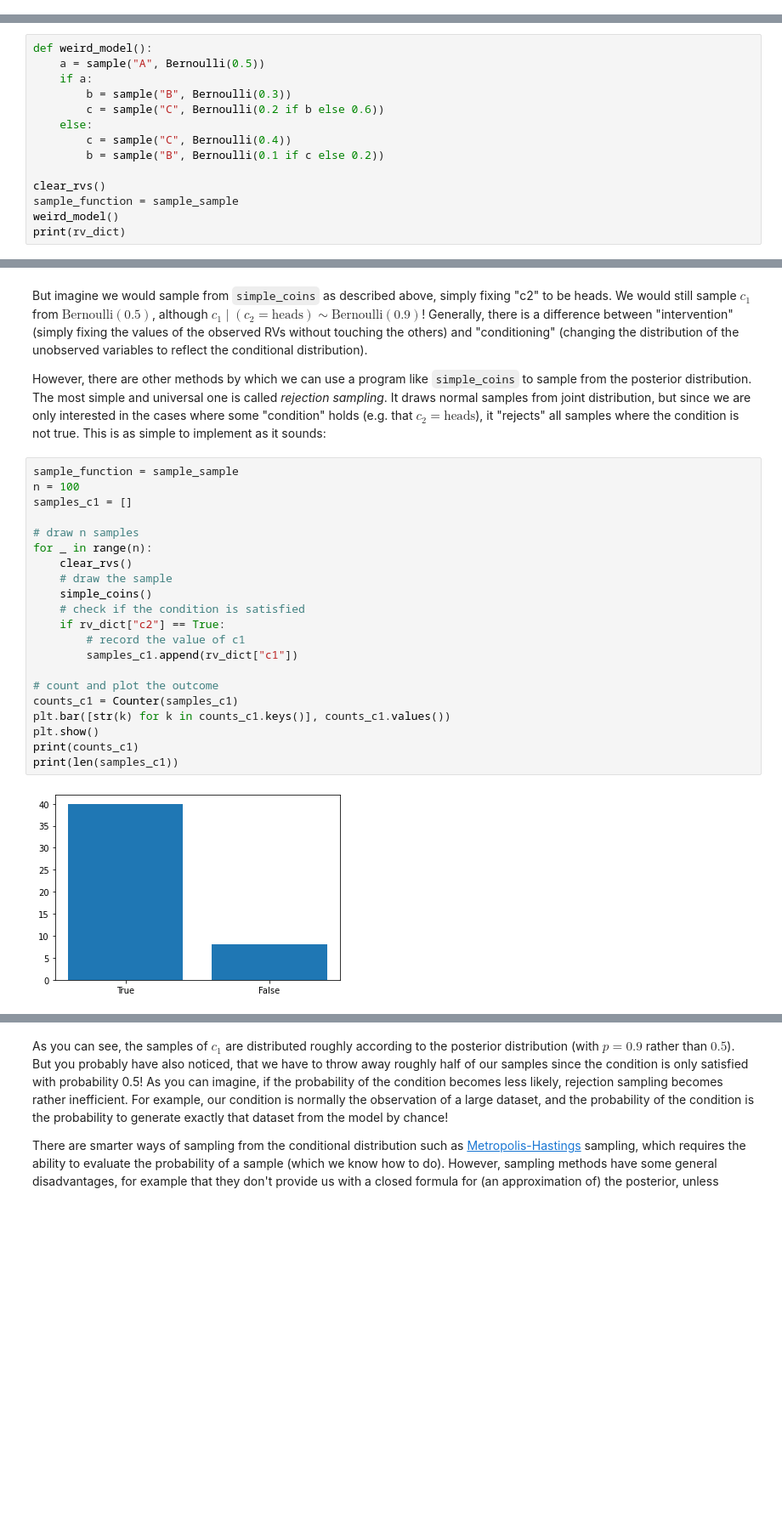
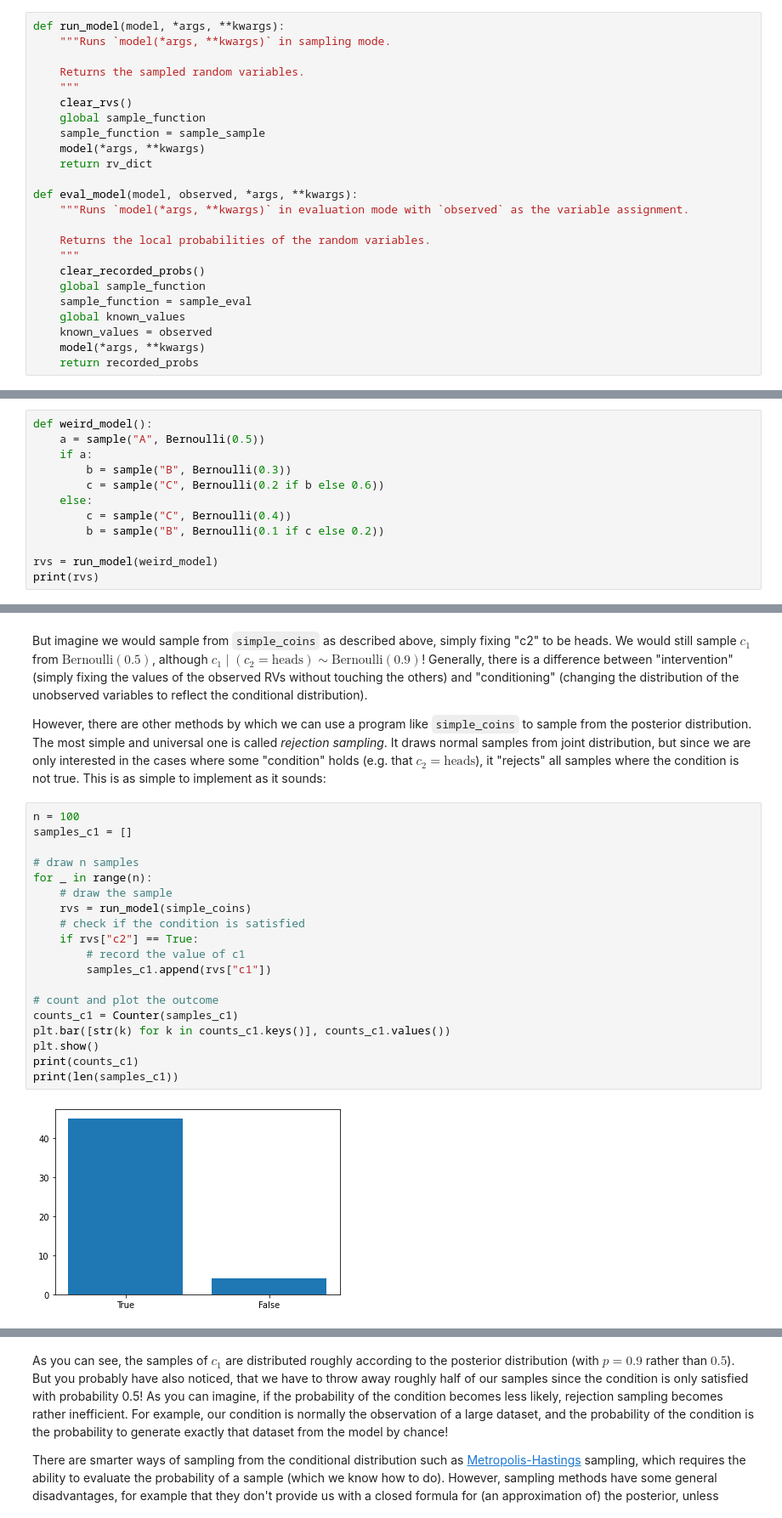
Before and after one commit to DCMLab/probabilistic_harmony_model, a Jupyter notebook: How Pyro Really Works.ipynb, the cells around one changed output, grey strips where cells are left out. Shown at 85% size. Cells and saved outputs as stored; diff of their text form; blank space fills up the shorter version.

```diff
--- a/How Pyro Really Works.ipynb
+++ b/How Pyro Really Works.ipynb
@@ -497,0 +503,24 @@ print(recorded_probs) #print the log probs for all RVs
+# %%
+def run_model(model, *args, **kwargs):
+    """Runs `model(*args, **kwargs)` in sampling mode.
+
+    Returns the sampled random variables.
+    """
+    clear_rvs()
+    global sample_function
+    sample_function = sample_sample
+    model(*args, **kwargs)
+    return rv_dict
+
+def eval_model(model, observed, *args, **kwargs):
+    """Runs `model(*args, **kwargs)` in evaluation mode with `observed` as the variable assignment.
+
+    Returns the local probabilities of the random variables.
+    """
+    clear_recorded_probs()
+    global sample_function
+    sample_function = sample_eval
+    global known_values
+    known_values = observed
+    model(*args, **kwargs)
+    return recorded_probs
@@ -572,10 +609,8 @@ def weird_model():
         c = sample("C", Bernoulli(0.4))
         b = sample("B", Bernoulli(0.1 if c else 0.2))
 
-clear_rvs()
-sample_function = sample_sample
-weird_model()
-print(rv_dict)
+rvs = run_model(weird_model)
+print(rvs)
 # %% [output]
 {'A': True, 'B': False, 'C': False}
 # %% [markdown]
@@ -639,25 +674,23 @@ The most simple and universal one is called *rejection sampling*.
 It draws normal samples from joint distribution, but since we are only interested in the cases where some "condition" holds (e.g. that $c_2 = \text{heads}$), it "rejects" all samples where the condition is not true.
 This is as simple to implement as it sounds:
 # %%
-sample_function = sample_sample
 n = 100
 samples_c1 = []
 
 # draw n samples
 for _ in range(n):
-    clear_rvs()
     # draw the sample
-    simple_coins()
+    rvs = run_model(simple_coins)
     # check if the condition is satisfied
-    if rv_dict["c2"] == True:
+    if rvs["c2"] == True:
         # record the value of c1
-        samples_c1.append(rv_dict["c1"])
+        samples_c1.append(rvs["c1"])
 
 # count and plot the outcome
 counts_c1 = Counter(samples_c1)
 plt.bar([str(k) for k in counts_c1.keys()], counts_c1.values())
 plt.show()
 print(counts_c1)
 print(len(samples_c1))
 # %% [output]
-[figure, old version]
+[figure, new version]
```
Also changed, not shown: parts of 45 cells of this notebook, 1 other file.
